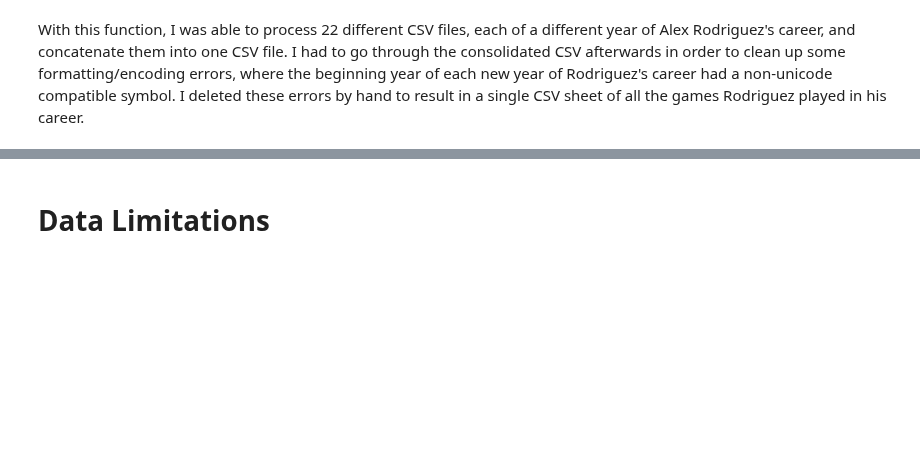
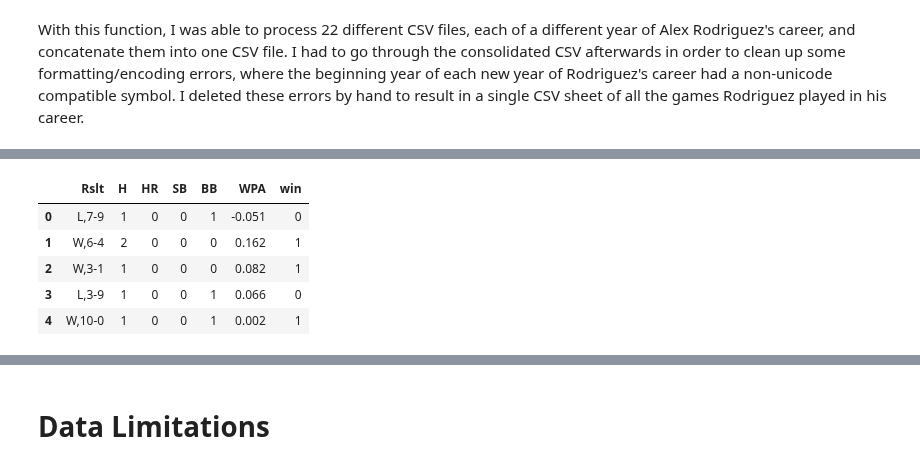
Before and after one commit to mattmaitland1/DerekJeterAnalysis, a Jupyter notebook: Project.ipynb, the cells around one changed output, grey strips where cells are left out. Drawn from its saved outputs; the diff is of its cells as text; code cells hidden in the pictures; blank space fills up the shorter version.

```diff
--- a/Project.ipynb
+++ b/Project.ipynb
@@ -99,0 +127,10 @@ With this function, I was able to process 22 different CSV files, each of a diff
+# %%
+swisher = stats_clean(swisher)
+swisher.head()
+# %% [output]
+|  | Rslt | H | HR | SB | BB | WPA | win |
+| 0 | L,7-9 | 1 | 0 | 0 | 1 | -0.051 | 0 |
+| 1 | W,6-4 | 2 | 0 | 0 | 0 | 0.162 | 1 |
+| 2 | W,3-1 | 1 | 0 | 0 | 0 | 0.082 | 1 |
+| 3 | L,3-9 | 1 | 0 | 0 | 1 | 0.066 | 0 |
+| 4 | W,10-0 | 1 | 0 | 0 | 1 | 0.002 | 1 |
```
Also changed, not shown: parts of 42 cells of this notebook.
